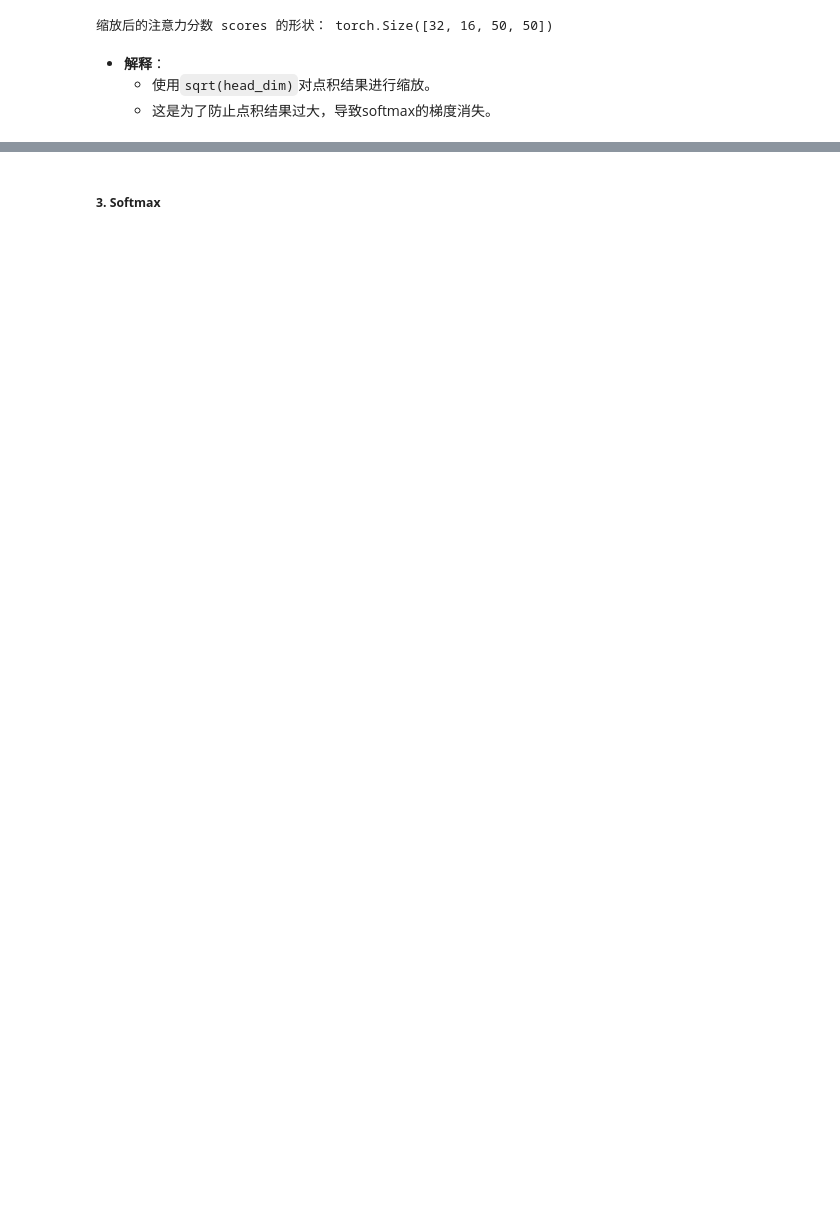
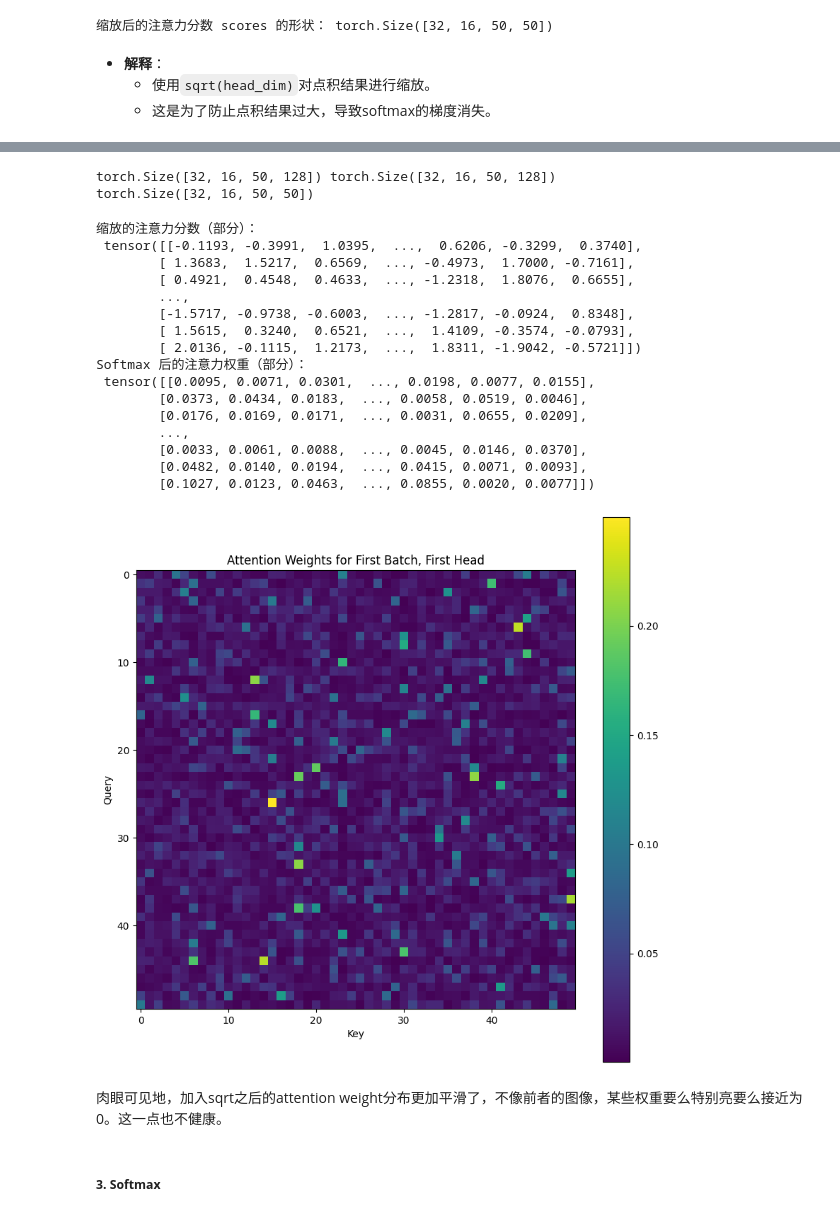
Before and after one commit to lgy112112/Transformer-WalkThrough, a Jupyter notebook: tutorial.ipynb, the cells around one changed output, grey strips where cells are left out. Saved outputs shown, nothing was run; the diff lists cells and outputs as text; code cells hidden in the pictures; blank space fills up the shorter version.

```diff
--- a/tutorial.ipynb
+++ b/tutorial.ipynb
@@ -542,3 +615,66 @@ print("缩放后的注意力分数 scores 的形状：", scores.shape)
+# %%
+import torch
+import torch.nn.functional as F
+
+# 假设输入维度d_model较大
+d_model = 2048
+seq_len = 50
+batch_size = 32
+num_heads = 16
+head_dim = d_model // num_heads # 128
+
+# 随机生成 Q 和 K
+Q = torch.randn(batch_size, num_heads, seq_len, head_dim)  # (32, 8, 50, 128)
+K = torch.randn(batch_size, num_heads, seq_len, head_dim)  # (32, 8, 50, 128)
+print(Q.shape, K.shape)
+
+scores = torch.matmul(Q, K.transpose(-2, -1))  # (32, 8, 50, 50)
+scores = scores / torch.sqrt(torch.tensor(head_dim, dtype=torch.float32))
+
+print(scores.shape)
+# %% [output]
+torch.Size([32, 16, 50, 128]) torch.Size([32, 16, 50, 128])
+torch.Size([32, 16, 50, 50])
+# %%
+import matplotlib.pyplot as plt
+
+# 打印缩放的注意力分数
+print("缩放的注意力分数（部分）：\n", scores[0, 0, :50, :50])
+
+# 应用 Softmax
+attention_weights = F.softmax(scores, dim=-1)
+
+# 打印 Softmax 后的注意力权重
+print("Softmax 后的注意力权重（部分）：\n", attention_weights[0, 0, :50, :50])
+
+# 可视化第一个批次、第一个注意力头的注意力权重
+plt.figure(figsize=(10, 10))
+plt.imshow(attention_weights[0, 0].detach().numpy(), cmap='viridis')
+plt.colorbar()
+plt.title("Attention Weights for First Batch, First Head")
+plt.xlabel("Key")
+plt.ylabel("Query")
+plt.show()
+# %% [output]
+缩放的注意力分数（部分）：
+ tensor([[-0.1193, -0.3991,  1.0395,  ...,  0.6206, -0.3299,  0.3740],
+        [ 1.3683,  1.5217,  0.6569,  ..., -0.4973,  1.7000, -0.7161],
+        [ 0.4921,  0.4548,  0.4633,  ..., -1.2318,  1.8076,  0.6655],
+        ...,
+        [-1.5717, -0.9738, -0.6003,  ..., -1.2817, -0.0924,  0.8348],
+        [ 1.5615,  0.3240,  0.6521,  ...,  1.4109, -0.3574, -0.0793],
+        [ 2.0136, -0.1115,  1.2173,  ...,  1.8311, -1.9042, -0.5721]])
+Softmax 后的注意力权重（部分）：
+ tensor([[0.0095, 0.0071, 0.0301,  ..., 0.0198, 0.0077, 0.0155],
+        [0.0373, 0.0434, 0.0183,  ..., 0.0058, 0.0519, 0.0046],
+        [0.0176, 0.0169, 0.0171,  ..., 0.0031, 0.0655, 0.0209],
+        ...,
+        [0.0033, 0.0061, 0.0088,  ..., 0.0045, 0.0146, 0.0370],
+        [0.0482, 0.0140, 0.0194,  ..., 0.0415, 0.0071, 0.0093],
+        [0.1027, 0.0123, 0.0463,  ..., 0.0855, 0.0020, 0.0077]])
+[figure, added]
+# %% [markdown]
+肉眼可见地，加入sqrt之后的attention weight分布更加平滑了，不像前者的图像，某些权重要么特别亮要么接近为0。这一点也不健康。
 # %% [markdown]
 
 ##### **3. Softmax**
```
Also changed, not shown: parts of 30 cells of this notebook.
